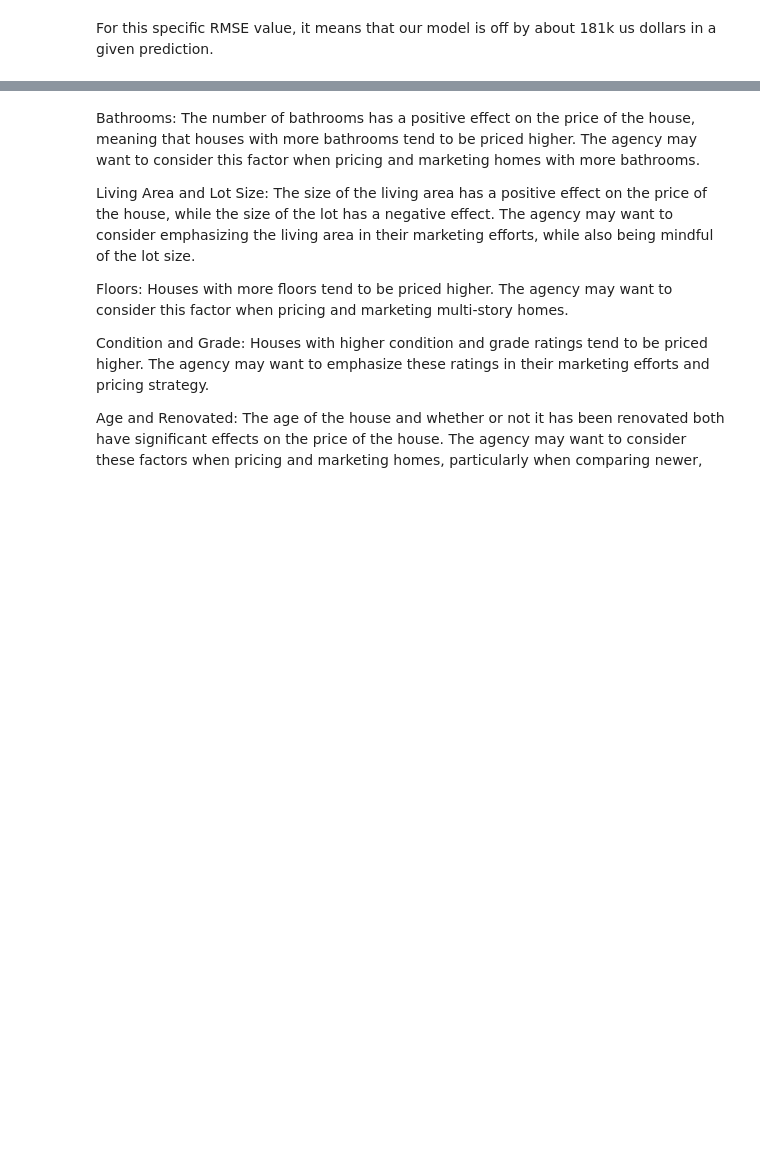
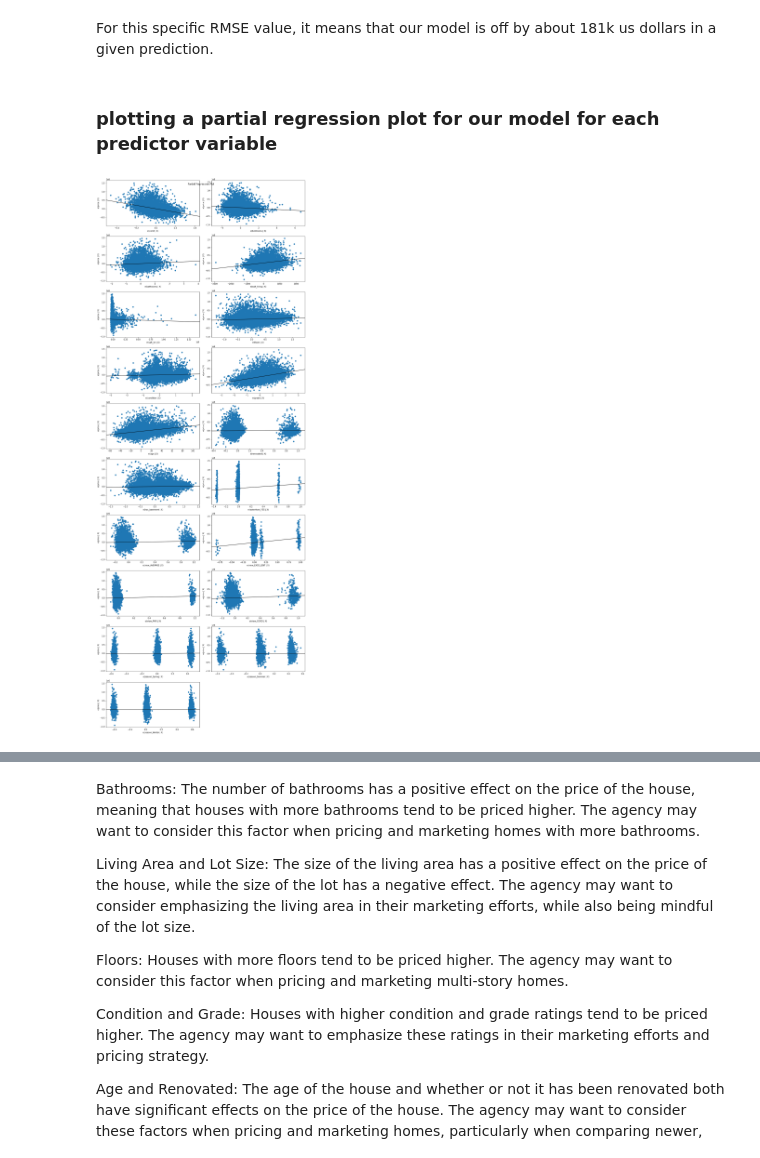
Before and after one commit to Isaac-Ndirangu-Muturi-749/Housing-Affordability-Analysis-in-King-County-Seattle, a Jupyter notebook: student.ipynb, the cells around one changed output, grey strips where cells are left out. Cells and saved outputs as stored; diff of their text form; code cells hidden in the pictures; blank space fills up the shorter version.

```diff
--- a/student.ipynb
+++ b/student.ipynb
@@ -419,10 +428,14 @@ the values in the `condition` and `grade` columns are ordinal, and have been ass
+# %%
+def map_ordinal_values(df, col_name, value_dict):
+    # map the ordinal values to numerical values using the provided dictionary
+    df[col_name] = df[col_name].map(value_dict)
+    return df
 # %%
-# Create dictionaries for mapping the ordinal numberical value
 condition_dict = {'Poor': 1, 'Fair': 2, 'Average': 3, 'Good': 4, 'Very Good': 5}
 grade_dict = {'3 Poor': 3, '4 Low': 4, '5 Fair': 5, '6 Low Average': 6, '7 Average': 7, '8 Good': 8, '9 Better': 9, '10 Very Good': 10, '11 Excellent': 11, '12 Luxury': 12, '13 Mansion': 13}
-# Map the ordinal numerical values to the 'condition' and 'grade' columns
-house_df['condition'] = house_df['condition'].map(condition_dict)
-house_df['grade'] = house_df['grade'].map(grade_dict)
-# Preview the dataframe
-house_df[['condition', 'grade']]
+
+df = map_ordinal_values(house_df, 'condition', condition_dict)
+df = map_ordinal_values(house_df, 'grade', grade_dict)
+
+print(house_df[['condition', 'grade']])
 # %% [output]
@@ -463,0 +480,4 @@ house_df.select_dtypes('object')
+# %%
+def one_hot_encode(df, columns):
+    df = pd.get_dummies(df, columns=columns, drop_first=False)
+    return df
@@ -464,5 +486,6 @@ house_df.select_dtypes('object')
 # %%
-house_df= pd.get_dummies(house_df, columns=['waterfront', 'view', 'season'], drop_first=False)
+columns_to_encode = ['waterfront', 'view', 'season']
+house_df = one_hot_encode(house_df, columns_to_encode)
 # Preview the dataframe
 house_df
 # %% [output]
@@ -866,3 +896,13 @@ rmse
 181221.60419680507
 # %% [markdown]
 For this specific RMSE value, it means that our model is off by about 181k us dollars in a given prediction.
+# %% [markdown]
+### plotting a partial regression plot for our model for each predictor variable
+# %%
+# create partial regression plots for each predictor variable
+fig = plt.figure(figsize=(15,40))
+sm.graphics.plot_partregress_grid(iterated_results, fig=fig)
+plt.tight_layout()
+plt.show()
+# %% [output]
+[figure, added]
```
Also changed, not shown: parts of 58 cells of this notebook.
